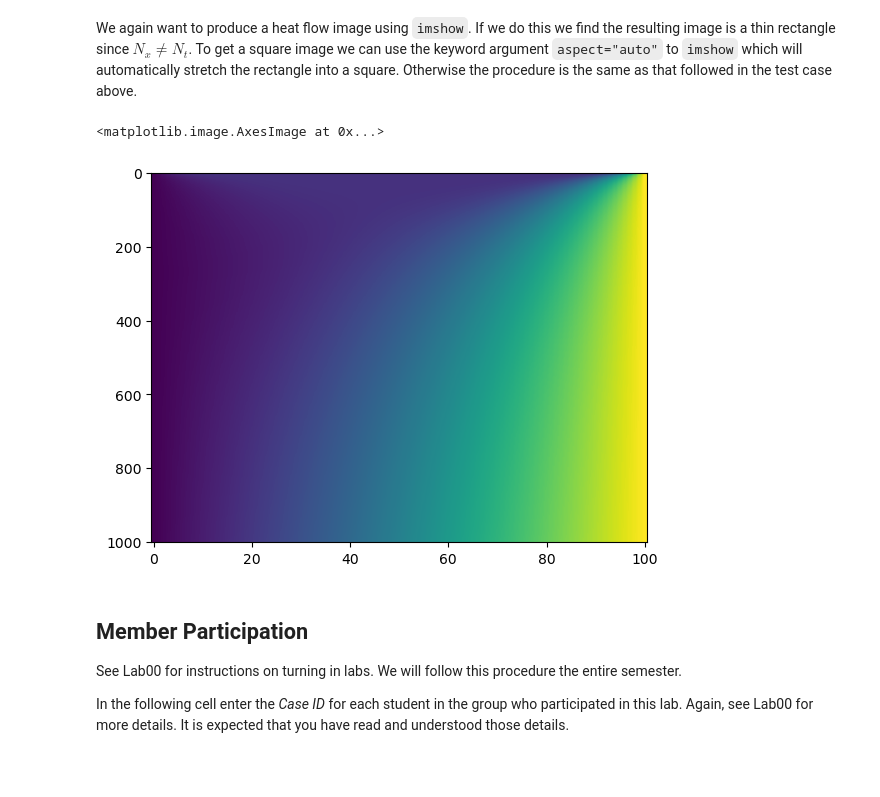
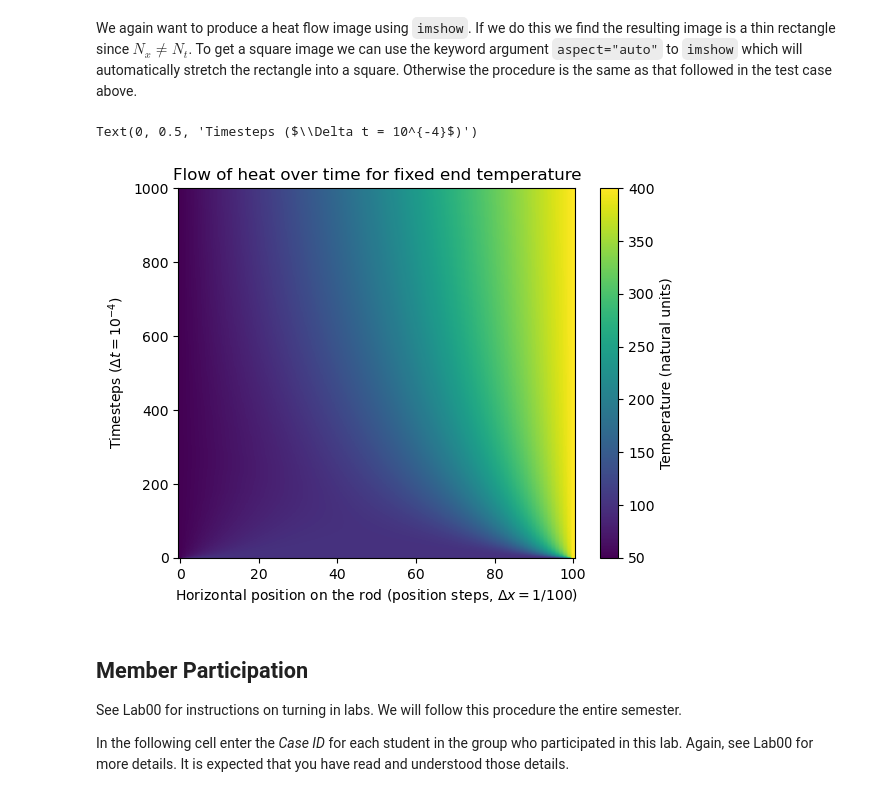
Before and after one commit to SerenaLynas/p250-spring-2026, a Jupyter notebook: labs/Lab07.ipynb, the cells around one changed output. Drawn from its saved outputs; the diff is of its cells as text; code cells hidden in the pictures; blank space fills up the shorter version.

```diff
--- a/labs/Lab07.ipynb
+++ b/labs/Lab07.ipynb
@@ -219,11 +223,17 @@ We again want to produce a heat flow image using `imshow`.
 If we do this we find the resulting image is a thin rectangle since $N_x\ne N_t$.
 To get a square image we can use the keyword argument `aspect="auto"` to `imshow` which will automatically stretch the rectangle into a square.
 Otherwise the procedure is the same as that followed in the test case above.
-# %%
-plt.imshow(T, aspect="auto")
-# %% [output]
-<matplotlib.image.AxesImage at 0x...>
-[figure, removed]
+# %%
+plt.title("Flow of heat over time for fixed end temperature")
+plt.ylim((0, 1000))
+img = plt.imshow(T, aspect="auto")
+cb = plt.colorbar(img)
+cb.set_label("Temperature (natural units)")
+plt.xlabel("Horizontal position on the rod (position steps, $\\Delta x = 1/100$)")
+plt.ylabel("Timesteps ($\\Delta t = 10^{-4}$)")
+# %% [output]
+Text(0, 0.5, 'Timesteps ($\\Delta t = 10^{-4}$)')
+[figure, added]
 # %% [markdown]
 ## Member Participation
 
```
Also changed, not shown: parts of 5 cells of this notebook.
